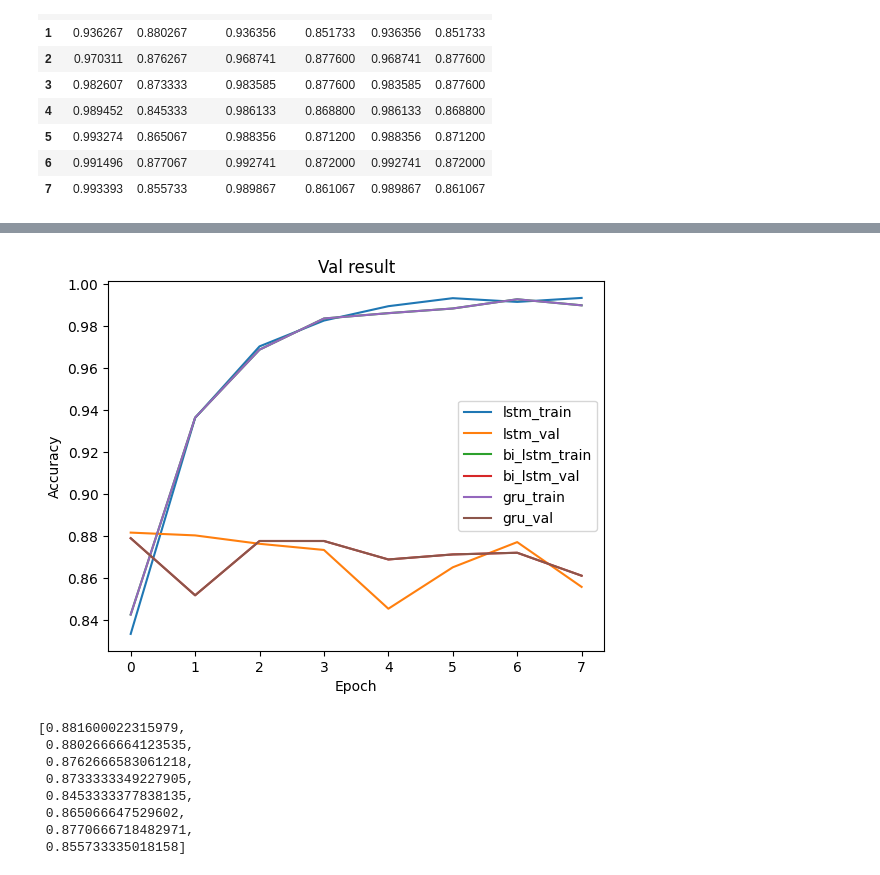
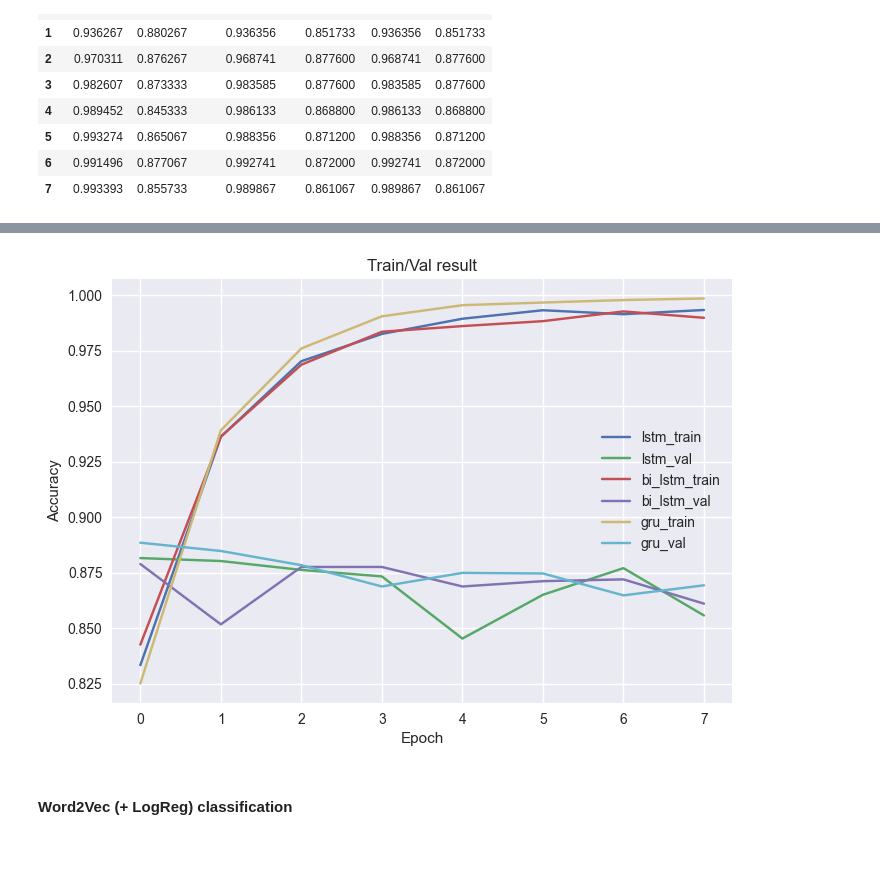
Before and after one commit to AliSultanov2000/Education, a Jupyter notebook: nlp/text_classifiacation.ipynb, the cells around one changed output, grey strips where cells are left out. Cells and saved outputs as stored; diff of their text form; code cells hidden in the pictures.

```diff
--- a/nlp/text_classifiacation.ipynb
+++ b/nlp/text_classifiacation.ipynb
@@ -602,0 +605,3 @@ df
+# %%
+df_acc = pd.read_csv(r'text_classification_models\metric_results.csv')
+df_rnn_epoch = pd.read_csv(r'text_classification_models\rnn_epoch_results.csv')
@@ -603,22 +623,13 @@ df
 # %%
 def plot_metric_per_epoch(df: pd.DataFrame):
-    fig, ax = plt.subplots()
-    ax.set(title='Val result', xlabel='Epoch', ylabel='Accuracy')
+    _, ax = plt.subplots()
+    ax.set(title='Train/Val result', xlabel='Epoch', ylabel='Accuracy')
     for column in df.columns:
         ax.plot(df[column], label=column)
     ax.legend()
 
-plot_metric_per_epoch(df)
+plot_metric_per_epoch(df_rnn_epoch)
 # %% [output]
-[figure, old version]
+[figure, new version]
-# %%
-history.history['val_accuracy']
-# %% [output]
-[0.881600022315979,
- 0.8802666664123535,
- 0.8762666583061218,
- 0.8733333349227905,
- 0.8453333377838135,
- 0.865066647529602,
- 0.8770666718482971,
- 0.855733335018158]
+# %% [markdown]
+#### Word2Vec (+ LogReg) classification
```
Also changed, not shown: parts of 10 cells of this notebook.
